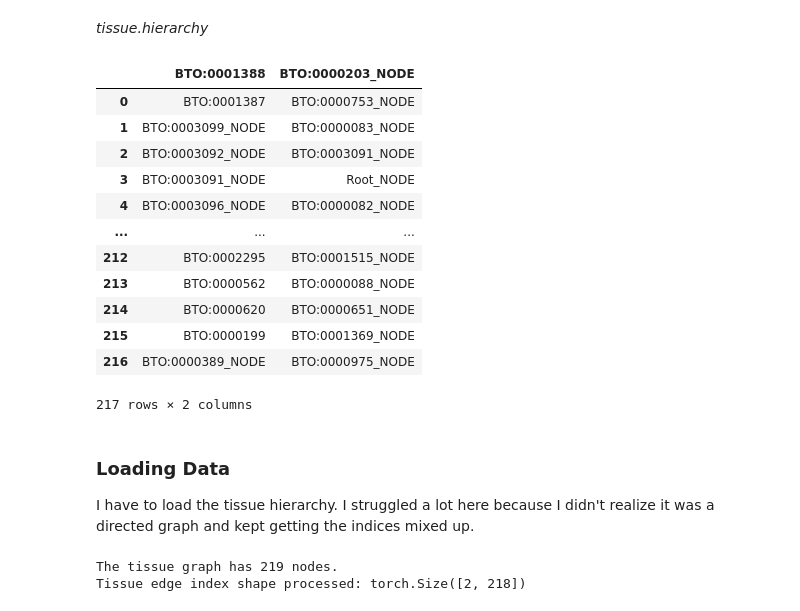
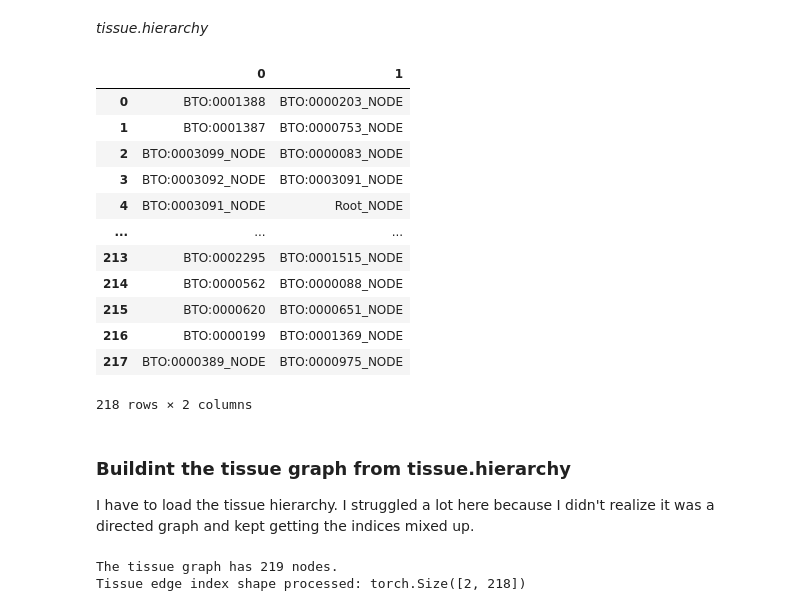
Before and after one commit to CleymenZero/Ohmnet-GAT-Extension, a Jupyter notebook: COMP6841 - Capstone Project - SR.ipynb, the cells around one changed output. Saved outputs shown, nothing was run; the diff lists cells and outputs as text; code cells hidden in the pictures.

```diff
--- a/COMP6841 - Capstone Project - SR.ipynb
+++ b/COMP6841 - Capstone Project - SR.ipynb
@@ -128,23 +131,23 @@ pd.read_csv(data_dir / 'PPT-Ohmnet_tissues-combined.edgelist', sep = '\t')
 # %% [markdown]
 *tissue.hierarchy*
 # %%
-pd.read_csv(data_dir / 'tissue.hierarchy', sep='\t')
+pd.read_csv(data_dir / 'tissue.hierarchy', sep='\t', header=None)
 # %% [output]
-|  | BTO:0001388 | BTO:0000203_NODE |
-| 0 | BTO:0001387 | BTO:0000753_NODE |
-| 1 | BTO:0003099_NODE | BTO:0000083_NODE |
-| 2 | BTO:0003092_NODE | BTO:0003091_NODE |
-| 3 | BTO:0003091_NODE | Root_NODE |
-| 4 | BTO:0003096_NODE | BTO:0000082_NODE |
+|  | 0 | 1 |
+| 0 | BTO:0001388 | BTO:0000203_NODE |
+| 1 | BTO:0001387 | BTO:0000753_NODE |
+| 2 | BTO:0003099_NODE | BTO:0000083_NODE |
+| 3 | BTO:0003092_NODE | BTO:0003091_NODE |
+| 4 | BTO:0003091_NODE | Root_NODE |
 | ... | ... | ... |
-| 212 | BTO:0002295 | BTO:0001515_NODE |
-| 213 | BTO:0000562 | BTO:0000088_NODE |
-| 214 | BTO:0000620 | BTO:0000651_NODE |
-| 215 | BTO:0000199 | BTO:0001369_NODE |
-| 216 | BTO:0000389_NODE | BTO:0000975_NODE |
+| 213 | BTO:0002295 | BTO:0001515_NODE |
+| 214 | BTO:0000562 | BTO:0000088_NODE |
+| 215 | BTO:0000620 | BTO:0000651_NODE |
+| 216 | BTO:0000199 | BTO:0001369_NODE |
+| 217 | BTO:0000389_NODE | BTO:0000975_NODE |
-217 rows × 2 columns
+218 rows × 2 columns
 # %% [markdown]
-### Loading Data
+### Buildint the tissue graph from tissue.hierarchy
 I have to load the tissue hierarchy. I struggled a lot here because I didn't realize it was a directed graph and kept getting the indices mixed up.
 # %%
 # Load the tissue.hierarchy and build directed graph using networkx
```
Also changed, not shown: parts of 19 cells of this notebook, 1 other file.
